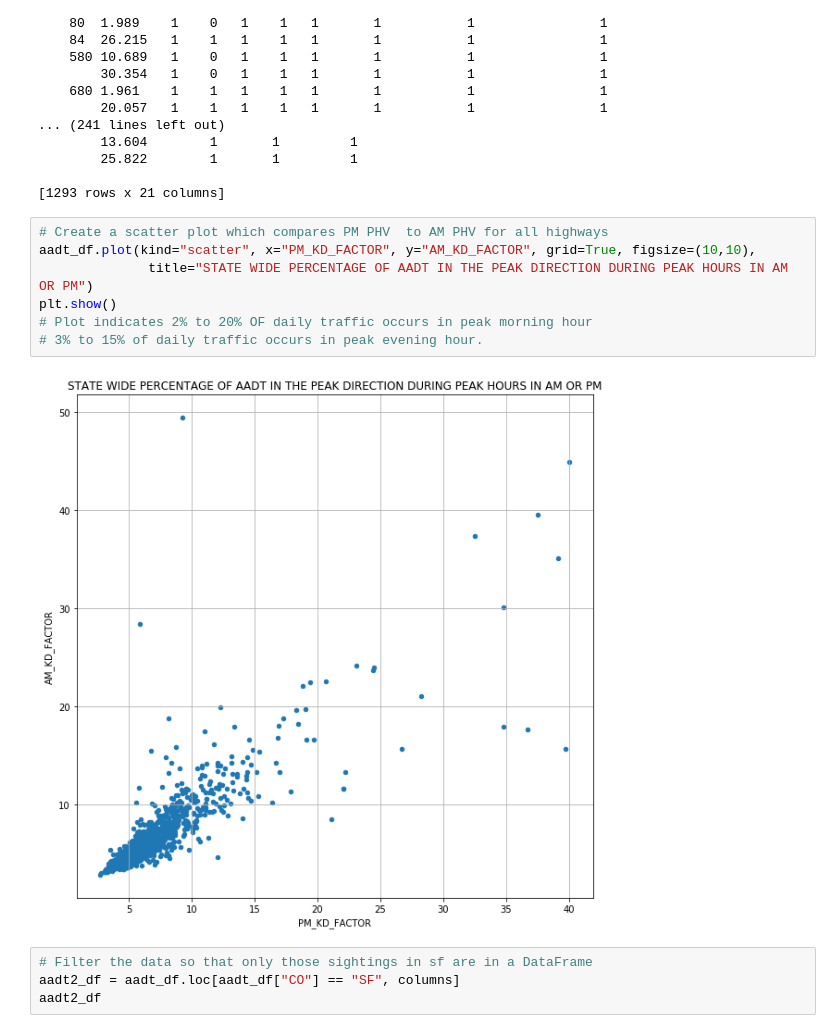
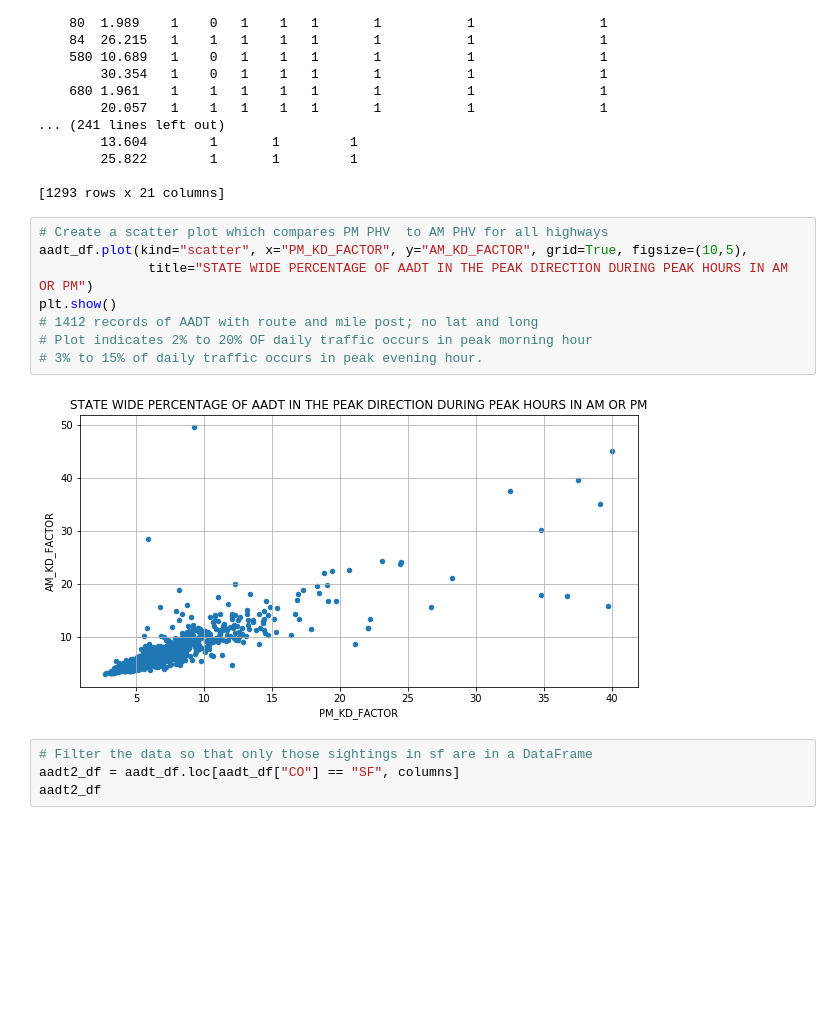
Before and after one commit to ujjwalthapa/California_traffic_analysis, a Jupyter notebook: traffic analysis_cac.ipynb, the cells around one changed output. Saved outputs shown, nothing was run; the diff lists cells and outputs as text; blank space fills up the shorter version.

```diff
--- a/traffic analysis_cac.ipynb
+++ b/traffic analysis_cac.ipynb
@@ -107,13 +110,14 @@ ALA 13  4.262    1    0   1    1   1       1           1                1
 [1293 rows x 21 columns]
 # %%
 # Create a scatter plot which compares PM PHV  to AM PHV for all highways
-aadt_df.plot(kind="scatter", x="PM_KD_FACTOR", y="AM_KD_FACTOR", grid=True, figsize=(10,10),
+aadt_df.plot(kind="scatter", x="PM_KD_FACTOR", y="AM_KD_FACTOR", grid=True, figsize=(10,5),
               title="STATE WIDE PERCENTAGE OF AADT IN THE PEAK DIRECTION DURING PEAK HOURS IN AM OR PM")
 plt.show()
+# 1412 records of AADT with route and mile post; no lat and long
 # Plot indicates 2% to 20% OF daily traffic occurs in peak morning hour
 # 3% to 15% of daily traffic occurs in peak evening hour.
 # %% [output]
-[figure, old version]
+[figure, new version]
 # %%
 # Filter the data so that only those sightings in sf are in a DataFrame
 aadt2_df = aadt_df.loc[aadt_df["CO"] == "SF", columns]
```
Also changed, not shown: parts of 18 cells of this notebook, 1 other file.
